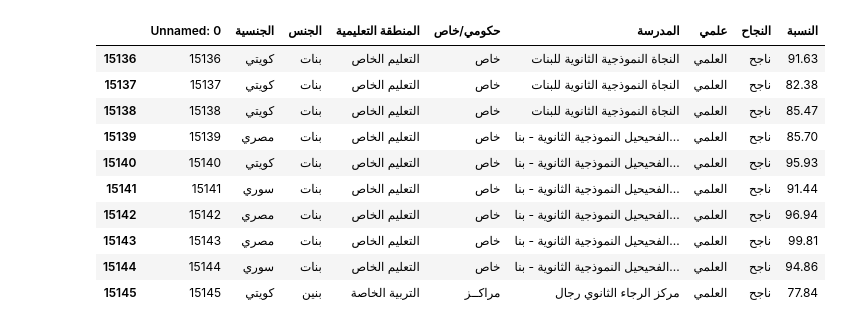
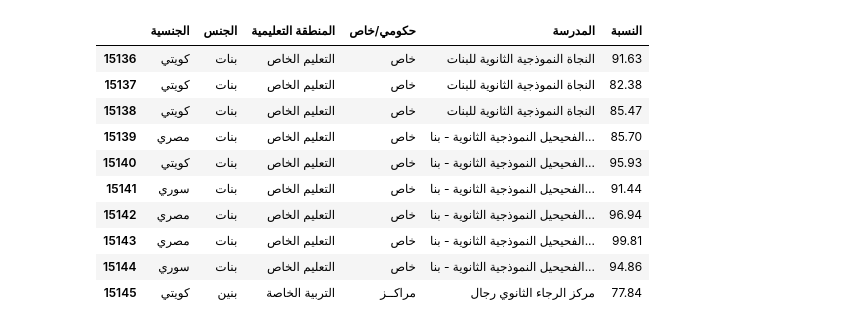
Before and after one commit to alsaibie/KuwaitEDUStats, a Jupyter notebook: DataAnalysis.ipynb, the cells around one changed output. Drawn from its saved outputs; the diff is of its cells as text; code cells hidden in the pictures.

```diff
--- a/DataAnalysis.ipynb
+++ b/DataAnalysis.ipynb
@@ -6,20 +10,20 @@ plt.style.use('ggplot')
 %matplotlib inline
 # %%
 #2018
-df_2018_stem_clean = pd.read_csv("sorted_data/2018/2018_STEM_clean.csv")
+df_2018_stem_clean = pd.read_excel("sorted_data/Master_STEM_clean.xlsx", sheet_name='2018')
 df_2018_stem_clean.tail(10)
 # %% [output]
-|  | Unnamed: 0 | الجنسية | الجنس | المنطقة التعليمية | حكومي/خاص | المدرسة | علمي | النجاح | النسبة |
-| 15136 | 15136 | كويتي | بنات | التعليم الخاص | خاص | النجاة النموذجية الثانوية للبنات | العلمي | ناجح | 91.63 |
-| 15137 | 15137 | كويتي | بنات | التعليم الخاص | خاص | النجاة النموذجية الثانوية للبنات | العلمي | ناجح | 82.38 |
-| 15138 | 15138 | كويتي | بنات | التعليم الخاص | خاص | النجاة النموذجية الثانوية للبنات | العلمي | ناجح | 85.47 |
-| 15139 | 15139 | مصري | بنات | التعليم الخاص | خاص | الفحيحيل النموذجية الثانوية - بنا... | العلمي | ناجح | 85.70 |
-| 15140 | 15140 | كويتي | بنات | التعليم الخاص | خاص | الفحيحيل النموذجية الثانوية - بنا... | العلمي | ناجح | 95.93 |
-| 15141 | 15141 | سوري | بنات | التعليم الخاص | خاص | الفحيحيل النموذجية الثانوية - بنا... | العلمي | ناجح | 91.44 |
-| 15142 | 15142 | مصري | بنات | التعليم الخاص | خاص | الفحيحيل النموذجية الثانوية - بنا... | العلمي | ناجح | 96.94 |
-| 15143 | 15143 | مصري | بنات | التعليم الخاص | خاص | الفحيحيل النموذجية الثانوية - بنا... | العلمي | ناجح | 99.81 |
-| 15144 | 15144 | سوري | بنات | التعليم الخاص | خاص | الفحيحيل النموذجية الثانوية - بنا... | العلمي | ناجح | 94.86 |
-| 15145 | 15145 | كويتي | بنين | التربية الخاصة | مراكــز | مركز الرجاء الثانوي رجال | العلمي | ناجح | 77.84 |
+|  | الجنسية | الجنس | المنطقة التعليمية | حكومي/خاص | المدرسة | النسبة |
+| 15136 | كويتي | بنات | التعليم الخاص | خاص | النجاة النموذجية الثانوية للبنات | 91.63 |
+| 15137 | كويتي | بنات | التعليم الخاص | خاص | النجاة النموذجية الثانوية للبنات | 82.38 |
+| 15138 | كويتي | بنات | التعليم الخاص | خاص | النجاة النموذجية الثانوية للبنات | 85.47 |
+| 15139 | مصري | بنات | التعليم الخاص | خاص | الفحيحيل النموذجية الثانوية - بنا... | 85.70 |
+| 15140 | كويتي | بنات | التعليم الخاص | خاص | الفحيحيل النموذجية الثانوية - بنا... | 95.93 |
+| 15141 | سوري | بنات | التعليم الخاص | خاص | الفحيحيل النموذجية الثانوية - بنا... | 91.44 |
+| 15142 | مصري | بنات | التعليم الخاص | خاص | الفحيحيل النموذجية الثانوية - بنا... | 96.94 |
+| 15143 | مصري | بنات | التعليم الخاص | خاص | الفحيحيل النموذجية الثانوية - بنا... | 99.81 |
+| 15144 | سوري | بنات | التعليم الخاص | خاص | الفحيحيل النموذجية الثانوية - بنا... | 94.86 |
+| 15145 | كويتي | بنين | التربية الخاصة | مراكــز | مركز الرجاء الثانوي رجال | 77.84 |
 # %%
 # Disection
 df_2018_stem_local = df_2018_stem_clean.loc[df_2018_stem_clean[u'الجنسية'] == u'كويتي']
```
Also changed, not shown: parts of 6 cells of this notebook, 8 other files.
